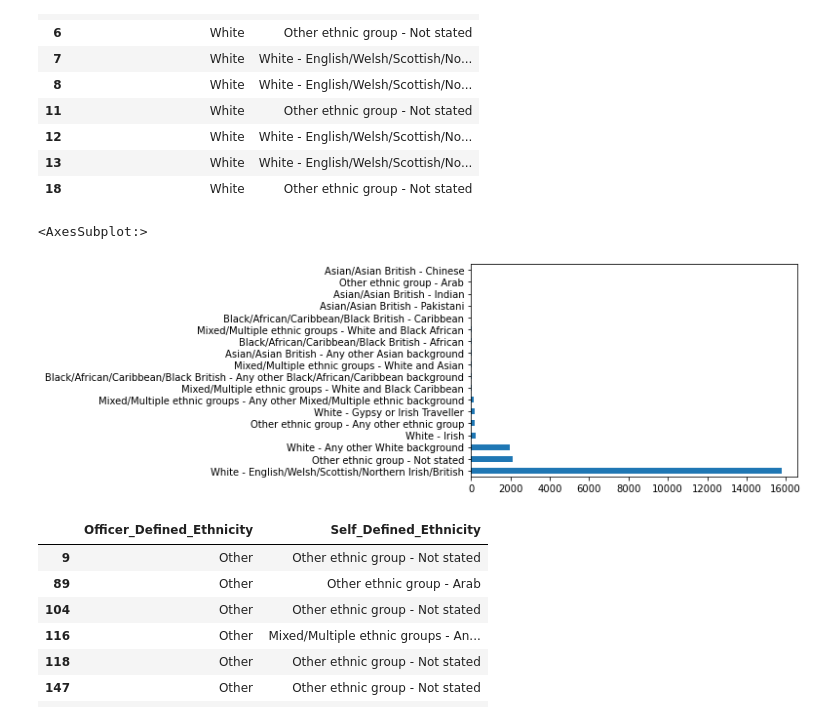
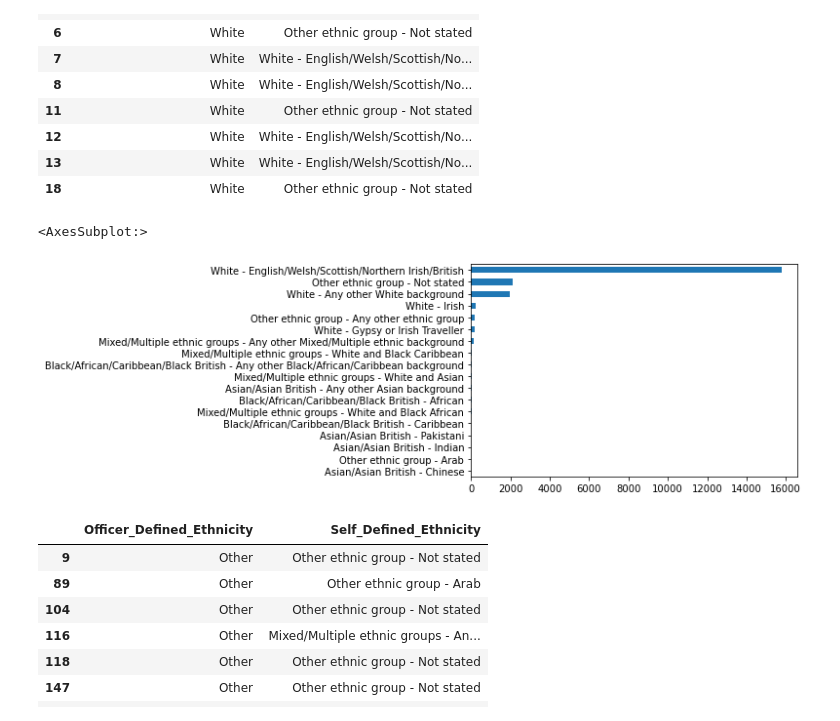
Before and after one commit to Coletterbox/A-Dashboard-Google-Sheets-, a Jupyter notebook: Stop and Search Data.ipynb, the cells around one changed output. Cells and saved outputs as stored; diff of their text form; code cells hidden in the pictures.

```diff
--- a/Stop and Search Data.ipynb
+++ b/Stop and Search Data.ipynb
@@ -176,10 +176,10 @@ df3.head(10)
 | 13 | White | White - English/Welsh/Scottish/No... |
 | 18 | White | Other ethnic group - Not stated |
 # %%
-df3['Self_Defined_Ethnicity'].value_counts().plot.barh(x = 'Self_Defined_Ethnicity')
+df3['Self_Defined_Ethnicity'].value_counts(ascending = True).plot.barh(x = 'Self_Defined_Ethnicity')
 # %% [output]
 <AxesSubplot:>
-[figure, old version]
+[figure, new version]
 # %%
 # People categorised as 'other' by officers
 df4 = df2.loc[df2['Officer_Defined_Ethnicity'] == 'Other']
```
Also changed, not shown: parts of 4 cells of this notebook.
